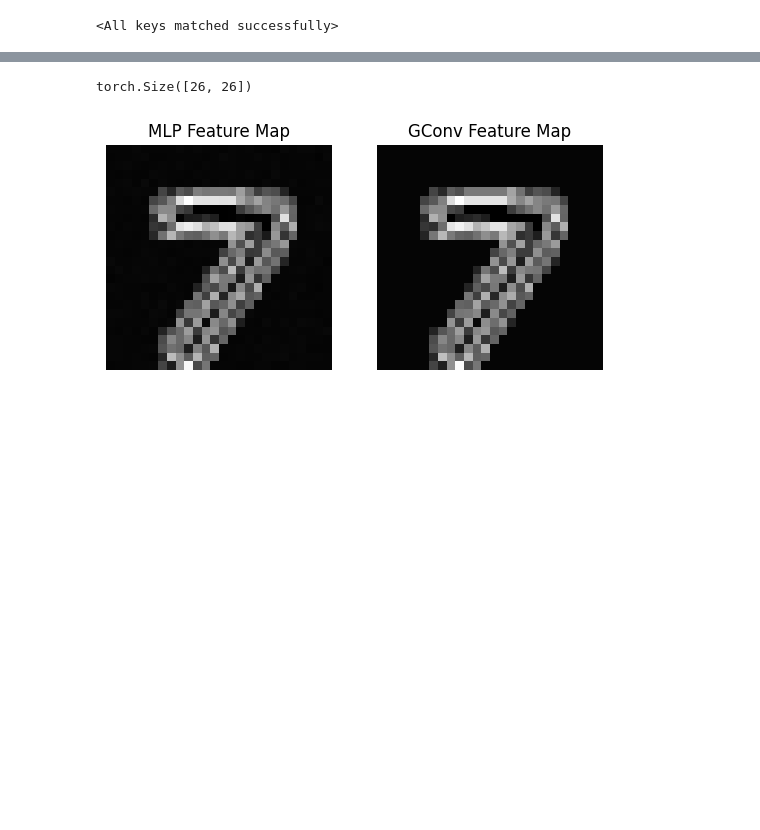
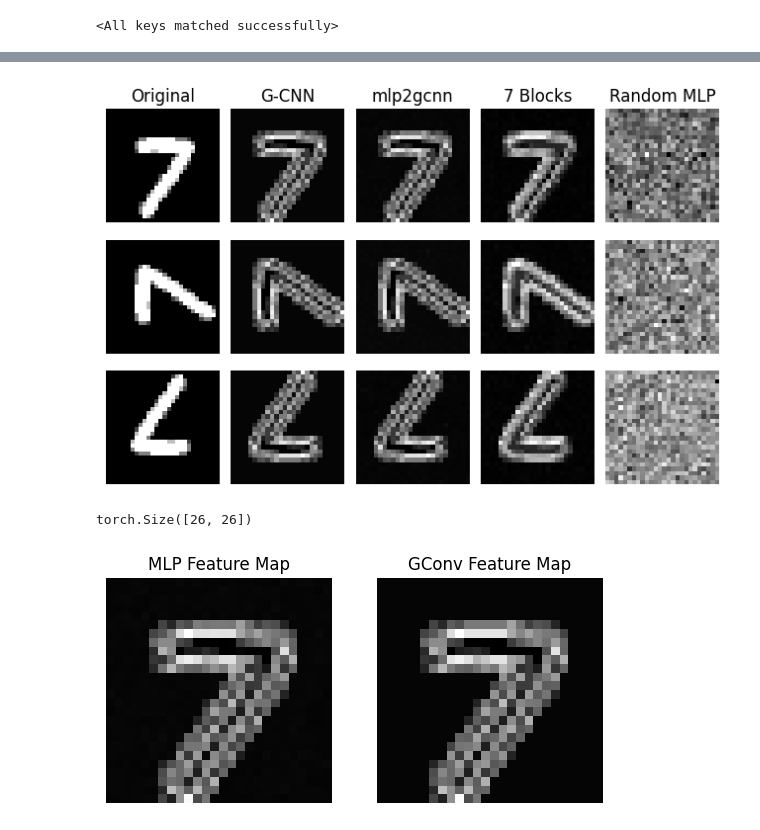
Before and after one commit to LeoChengKX/Rotational-Equivariant-Experiments, a Jupyter notebook: visualization.ipynb, the cells around one changed output, grey strips where cells are left out. Drawn from its saved outputs; the diff is of its cells as text; code cells hidden in the pictures; blank space fills up the shorter version.

```diff
--- a/visualization.ipynb
+++ b/visualization.ipynb
@@ -92,9 +98,13 @@ cparams_Z2 = torch.rand(9).cuda()
 img = torchvision.io.read_image("dataset/small_MNIST/1/2.jpg").cuda()
 img = img.type(torch.float32)
 modelZ2 = fakeGCNN_Z2(cfg).cuda()
+cfg.blocks = 7
+modelZ2_7 = fakeGCNN_Z2(cfg).cuda()
 convZ2 = P4ConvZ2(weight=cparams_Z2).cuda()
 # %%
 checkpoint = torch.load(path.join(CKPT_PATH, "Z2_9_28_checkpoint.ckpt"))
+checkpoint_7 = torch.load(path.join(CKPT_PATH, "Z2_7_28_checkpoint.ckpt"))
 modelZ2.load_state_dict(checkpoint['model'])
+modelZ2_7.load_state_dict(checkpoint_7['model'])
 # %% [output]
 <All keys matched successfully>
@@ -115,3 +111,99 @@ plot_results(mlp_out, cnn_out)
+# %%
+modelZ2.eval()
+MLP_graph = nn.Linear(28*28, 26*26, bias=False).cuda()
+
+train_loader, test_loader = prepare_dataset()
+sample = next(iter(train_loader))
+img = sample[0][0].cuda()
+label = sample[0][1]
+
+# img = torchvision.transforms.ToPILImage()(img)
+# img.save("Input.png")
+
+img = Image.open("Input.png")
+img = torchvision.transforms.ToTensor()(img).cuda()
+
+mlp_out = modelZ2(img, cparams_Z2).squeeze()
+mlp_7_out = modelZ2_7(img, cparams_Z2).squeeze()
+cnn_out = convZ2(img).squeeze(0)
+
+result_cnn = torch.max(cnn_out, axis=0)[0].squeeze()
+result_mlp = torch.max(mlp_out, axis=0)[0].squeeze()
+result_mlp_7 = torch.max(mlp_7_out, axis=0)[0].squeeze()
+
+# plot_results(mlp_out, cnn_out)
+fig, axarr = plt.subplots(3, 5, figsize=(8, 5))
+axarr[0, 0].imshow(img.squeeze().detach().cpu(), cmap='gray')
+axarr[0, 0].axis("off")
+axarr[0, 0].set_title("Original")
+
+axarr[0, 1].imshow(result_cnn.reshape(26, 26).detach().cpu(), cmap='gray')
+axarr[0, 1].axis("off")
+axarr[0, 1].set_title("G-CNN")
+
+axarr[0, 2].imshow(result_mlp.reshape(26, 26).detach().cpu(), cmap='gray')
+axarr[0, 2].axis("off")
+axarr[0, 2].set_title("mlp2gcnn")
+
+axarr[0, 3].imshow(result_mlp_7.reshape(26, 26).detach().cpu(), cmap='gray')
+axarr[0, 3].axis("off")
+axarr[0, 3].set_title("7 Blocks")
+
+axarr[0, 4].imshow(MLP_graph(img.flatten()).reshape(26, 26).detach().cpu(), cmap='gray')
+axarr[0, 4].axis("off")
+axarr[0, 4].set_title("Random MLP")
+
+rot_input_90 = rotate(img, 90)
+mlp_out = modelZ2(rot_input_90, cparams_Z2).squeeze()
+cnn_out = convZ2(rot_input_90).squeeze(0)
+mlp_7_out = modelZ2_7(rot_input_90, cparams_Z2).squeeze()
+
+result_cnn = torch.max(cnn_out, axis=0)[0].squeeze()
+result_mlp = torch.max(mlp_out, axis=0)[0].squeeze()
+result_mlp_7 = torch.max(mlp_7_out, axis=0)[0].squeeze()
+axarr[1, 0].imshow(rot_input_90.squeeze().detach().cpu(), cmap='gray')
+axarr[1, 0].axis("off")
+
+axarr[1, 1].imshow(result_cnn.reshape(26, 26).detach().cpu(), cmap='gray')
+axarr[1, 1].axis("off")
+
+axarr[1, 2].imshow(result_mlp.reshape(26, 26).detach().cpu(), cmap='gray')
+axarr[1, 2].axis("off")
+
+axarr[1, 3].imshow(result_mlp_7.reshape(26, 26).detach().cpu(), cmap='gray')
+axarr[1, 3].axis("off")
+
+axarr[1, 4].imshow(MLP_graph(rot_input_90.flatten()).reshape(26, 26).detach().cpu(), cmap='gray')
+axarr[1, 4].axis("off")
+
+rot_input_90 = rotate(rot_input_90, 90)
+mlp_out = modelZ2(rot_input_90, cparams_Z2).squeeze()
+cnn_out = convZ2(rot_input_90).squeeze(0)
+mlp_7_out = modelZ2_7(rot_input_90, cparams_Z2).squeeze()
+
+result_cnn = torch.max(cnn_out, axis=0)[0].squeeze()
+result_mlp = torch.max(mlp_out, axis=0)[0].squeeze()
+result_mlp_7 = torch.max(mlp_7_out, axis=0)[0].squeeze()
+axarr[2, 0].imshow(rot_input_90.squeeze().detach().cpu(), cmap='gray')
+axarr[2, 0].axis("off")
+
+axarr[2, 1].imshow(result_cnn.reshape(26, 26).detach().cpu(), cmap='gray')
+axarr[2, 1].axis("off")
+
+axarr[2, 2].imshow(result_mlp.reshape(26, 26).detach().cpu(), cmap='gray')
+axarr[2, 2].axis("off")
+
+axarr[2, 3].imshow(result_mlp_7.reshape(26, 26).detach().cpu(), cmap='gray')
+axarr[2, 3].axis("off")
+
+axarr[2, 4].imshow(MLP_graph(rot_input_90.flatten()).reshape(26, 26).detach().cpu(), cmap='gray')
+axarr[2, 4].axis("off")
+
+plt.subplots_adjust(wspace=0.1, hspace=0.1)
+plt.savefig("Z2out.png")
+plt.show()
+# %% [output]
+[figure, added]
 # %%
 result_cnn = torch.max(cnn_out, axis=0)[0].squeeze()
 result_mlp = torch.max(mlp_out, axis=0)[0].squeeze()
```
Also changed, not shown: parts of 11 cells of this notebook, 11 other files.
